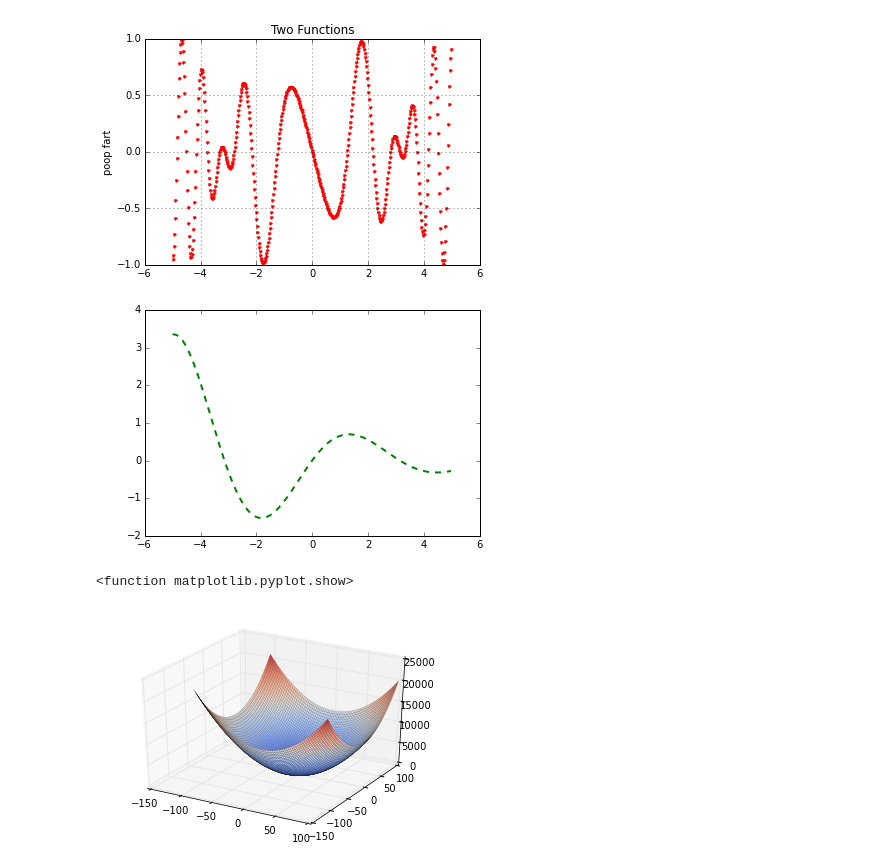
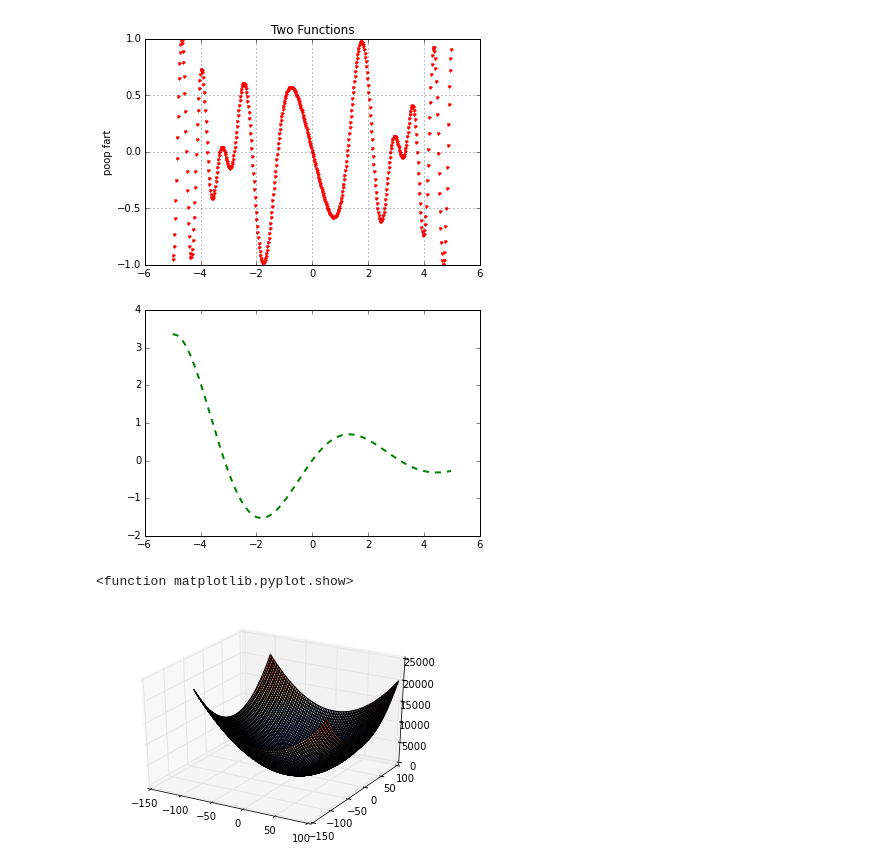
Before and after one commit to compphys-jvbaca/comp-phys, a Jupyter notebook: comp-phys-wk4.ipynb, the cells around one changed output. Cells and saved outputs as stored; diff of their text form; code cells hidden in the pictures.

```diff
--- a/comp-phys-wk4.ipynb
+++ b/comp-phys-wk4.ipynb
@@ -193,21 +193,21 @@ def g(x,y):
     return x**2+y**2
 z = g(2,3)
 # %%
-%matplotlib inline
+%matplotlib osx
 from mpl_toolkits.mplot3d import axes3d
 import matplotlib.pyplot as plt
 import numpy as np
 from matplotlib import cm #color map
 
 fig = plt.figure()
 ax = fig.add_subplot(111, projection='3d')
 x = y = np.linspace(-105,100,77)
 xv, yv = np.meshgrid(x,y)
 z = g(xv,yv)
 #ax.plot_wireframe(xv,yv,z,rstride=1, cstride=1, linewidth = 0.01)
-ax.plot_surface(xv,yv,z, rstride = 1, cstride = 1, cmap=cm.coolwarm, linewidth = 0.1)
+ax.plot_surface(xv,yv,z, rstride = 1, cstride = 1, cmap=cm.coolwarm, linewidth = 1)
 
 plt.show
 # %% [output]
 <function matplotlib.pyplot.show>
-[figure, old version]
+[figure, new version]
```
